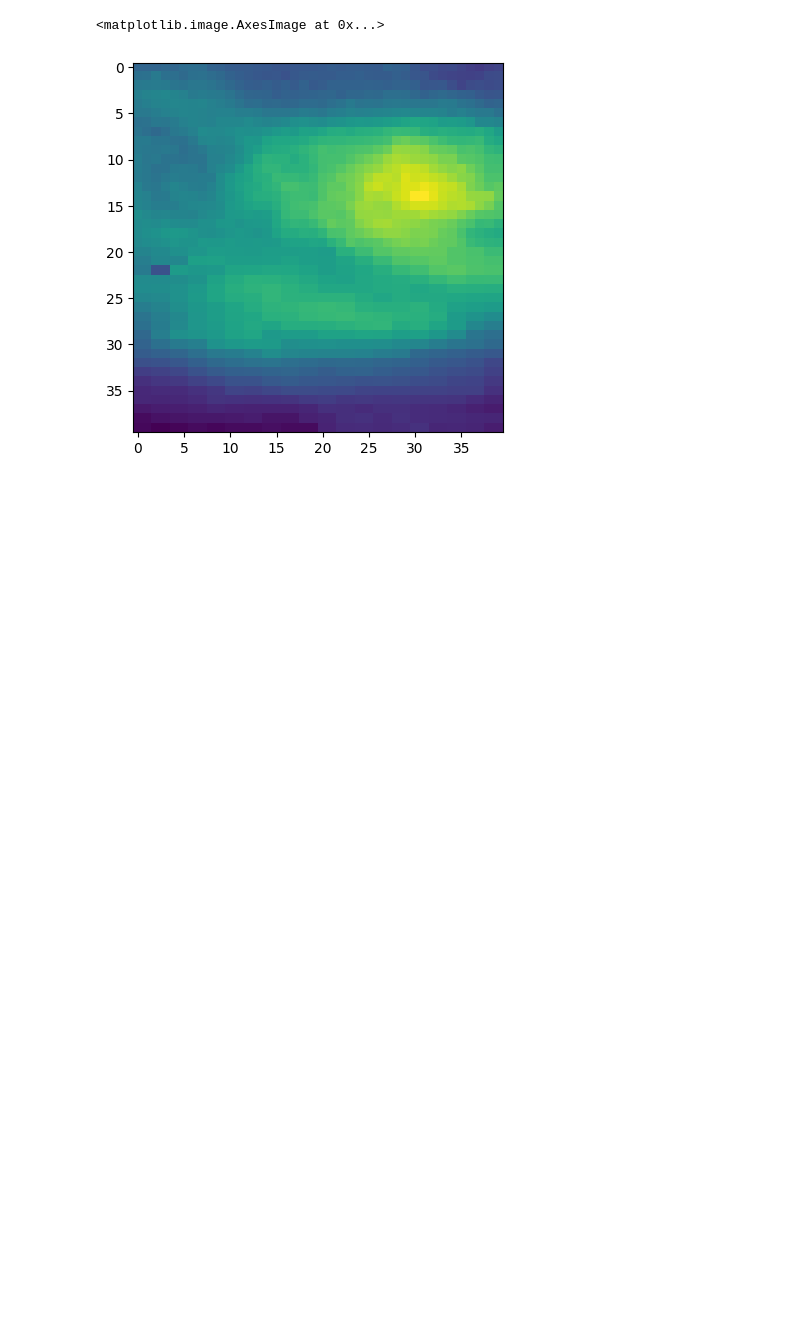
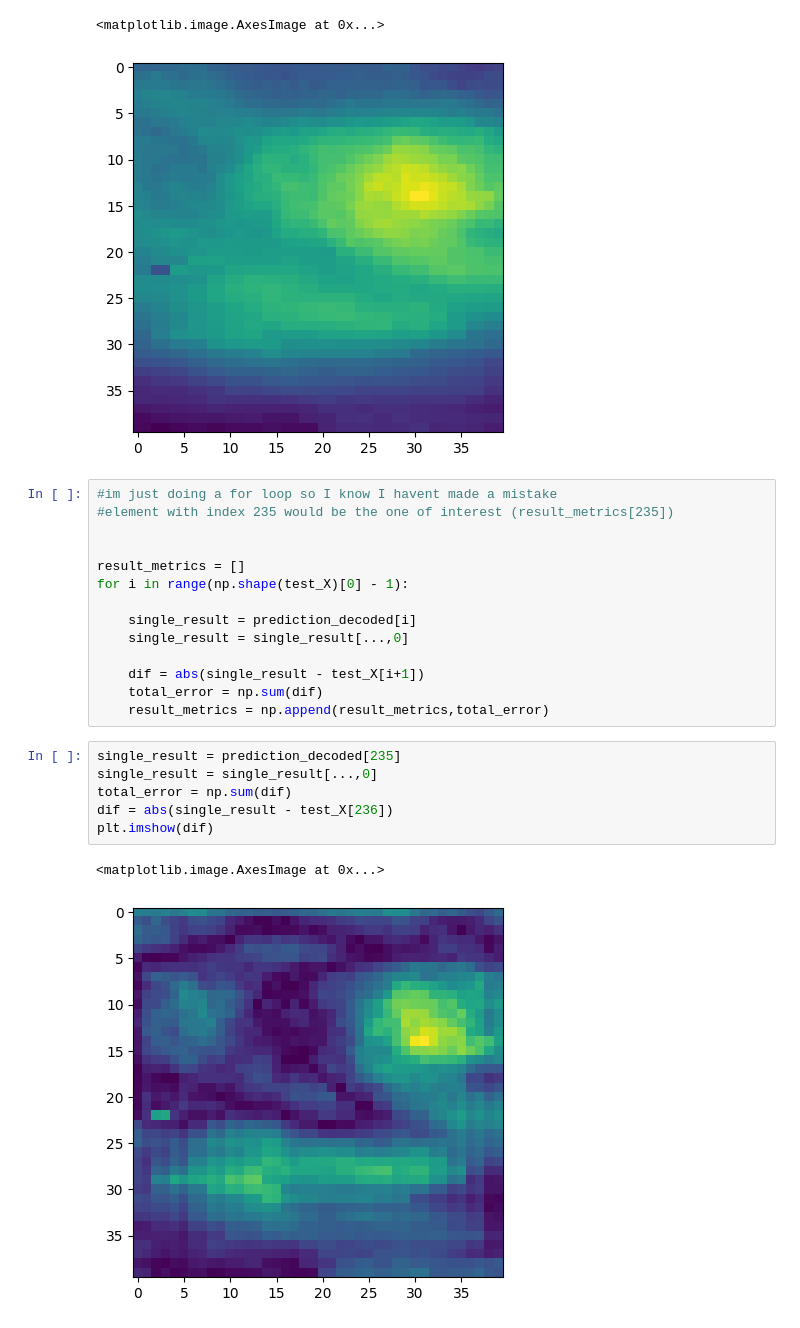
Before and after one commit to lambdaBoost/Nimbus-Ozone, a Jupyter notebook: test_autoencoder.ipynb, the cells around one changed output. Drawn from its saved outputs; the diff is of its cells as text; blank space fills up the shorter version.

```diff
--- a/test_autoencoder.ipynb
+++ b/test_autoencoder.ipynb
@@ -38,3 +38,26 @@ plt.imshow(test_X[236])
 # %% [output]
 <matplotlib.image.AxesImage at 0x...>
 [figure]
+# %%
+#im just doing a for loop so I know I havent made a mistake
+#element with index 235 would be the one of interest (result_metrics[235])
+
+
+result_metrics = []
+for i in range(np.shape(test_X)[0] - 1):
+
+    single_result = prediction_decoded[i]
+    single_result = single_result[...,0]
+
+    dif = abs(single_result - test_X[i+1])
+    total_error = np.sum(dif)
+    result_metrics = np.append(result_metrics,total_error)
+# %%
+single_result = prediction_decoded[235]
+single_result = single_result[...,0]
+total_error = np.sum(dif)
+dif = abs(single_result - test_X[236])
+plt.imshow(dif)
+# %% [output]
+<matplotlib.image.AxesImage at 0x...>
+[figure, added]
```
Also changed, not shown: parts of 8 cells of this notebook.
